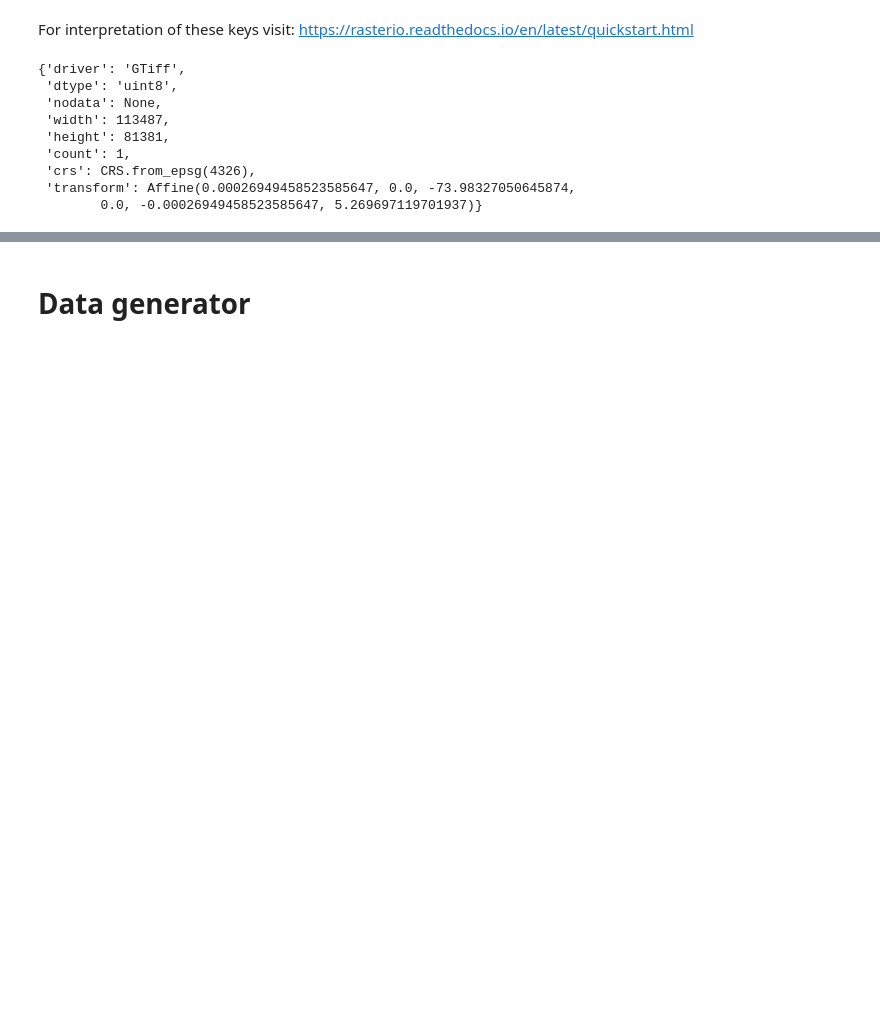
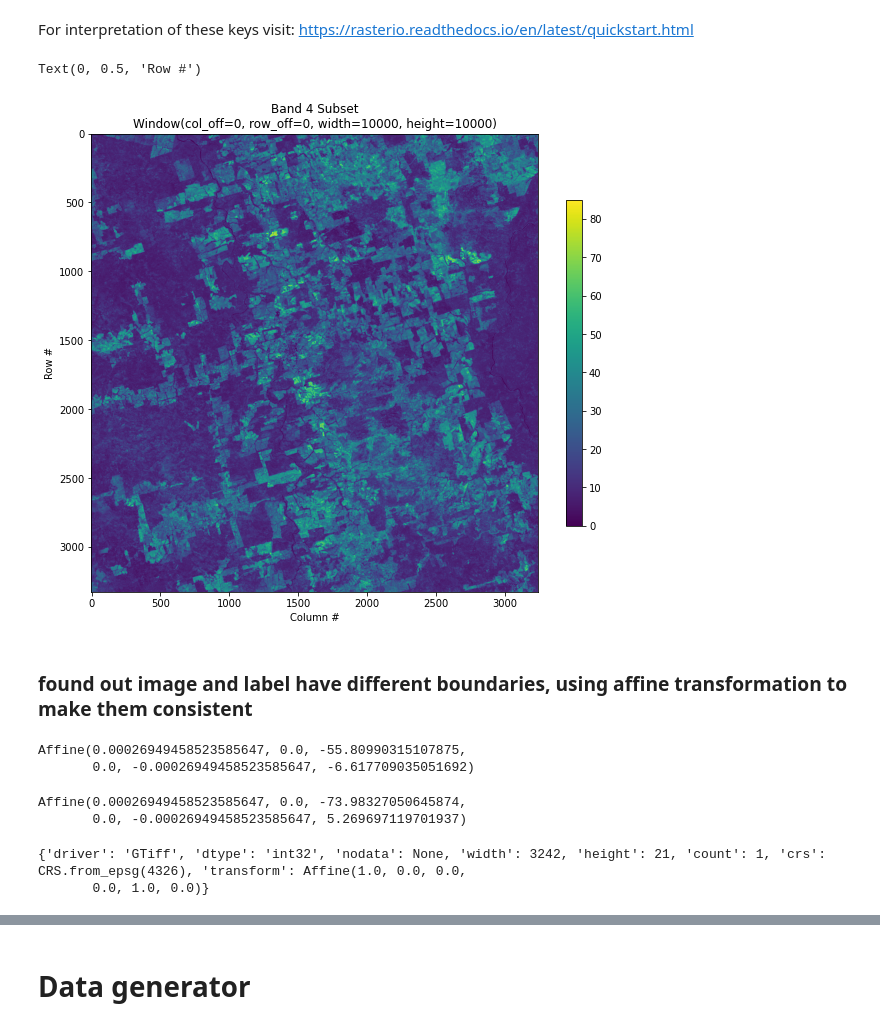
Before and after one commit to dodigpaula/honors-year1, a Jupyter notebook: MapBiomas.ipynb, the cells around one changed output, grey strips where cells are left out. Cells and saved outputs as stored; diff of their text form; code cells hidden in the pictures; blank space fills up the shorter version.

Commit message:
try affine and bands filter (in datagen)

```diff
--- a/MapBiomas.ipynb
+++ b/MapBiomas.ipynb
@@ -33,9 +42,7 @@ from keras import layers
 from keras import Input
 import keras
 # %%
-filepath ='MapBiomas/C5-2019.tif'
+label_path ='/content/drive/MyDrive/Honors/C5-2019.tif'
 #path to the MapBiomas land cover file from collection 5 in 2019 - here renamed C5-2019.tif
-
-with rasterio.open(filepath) as src:
-    print(src.profile)
-    #some some basic info
+image_path = "/content/drive/MyDrive/Honors/mosaic-2019-last-0000000000-0000000000.tif"
+image_path1 = "/content/drive/MyDrive/Honors/mosaic-2019-last-0000003328-0000000000.tif"
@@ -45,15 +62,32 @@ with rasterio.open(filepath) as src:
 # %% [markdown]
 For interpretation of these keys visit: https://rasterio.readthedocs.io/en/latest/quickstart.html
+# %%
+#visualize part of the image
+
+window = rasterio.windows.Window(0, 0, 10000, 10000)
+
+with rasterio.open(image_path) as src:
+    subset = src.read(1, window=window)
+
+plt.figure(figsize=(10,12))
+plt.imshow(subset)
+plt.colorbar(shrink=0.5)
+plt.title(f'Band 4 Subset\n{window}')
+plt.xlabel('Column #')
+plt.ylabel('Row #')
+# %% [output]
+Text(0, 0.5, 'Row #')
+[figure, added]
+# %% [markdown]
+### found out image and label have different boundaries, using affine transformation to make them consistent
 # %%
 #another way of retrieving similar info
-src.meta
+image.transform
 # %% [output]
-{'driver': 'GTiff',
- 'dtype': 'uint8',
- 'nodata': None,
- 'width': 113487,
- 'height': 81381,
- 'count': 1,
- 'crs': CRS.from_epsg(4326),
- 'transform': Affine(0.00026949458523585647, 0.0, -73.98327050645874,
-        0.0, -0.00026949458523585647, 5.269697119701937)}
+Affine(0.00026949458523585647, 0.0, -55.80990315107875,
+       0.0, -0.00026949458523585647, -6.617709035051692)
+# %%
+label.transform
+# %% [output]
+Affine(0.00026949458523585647, 0.0, -73.98327050645874,
+       0.0, -0.00026949458523585647, 5.269697119701937)
@@ -59,0 +98,16 @@ src.meta
+# %%
+kwargs = {
+    'crs': {'init': 'epsg:4326'},
+    'affine': Affine(0.00026949458523585647, 0.0, -55.80990315107875, 0.0, -0.00026949458523585647, -7.514587014716622),
+    'count': 1,
+    'dtype': rasterio.int32,
+    'driver': 'GTiff',
+    'width': 3242,
+    'height': 21,
+    'nodata': None
+}
+with rasterio.open(label_path, 'w', **kwargs) as out:
+    print(out.meta)
+# %% [output]
+{'driver': 'GTiff', 'dtype': 'int32', 'nodata': None, 'width': 3242, 'height': 21, 'count': 1, 'crs': CRS.from_epsg(4326), 'transform': Affine(1.0, 0.0, 0.0,
+       0.0, 1.0, 0.0)}
```
Also changed, not shown: parts of 20 cells of this notebook.
